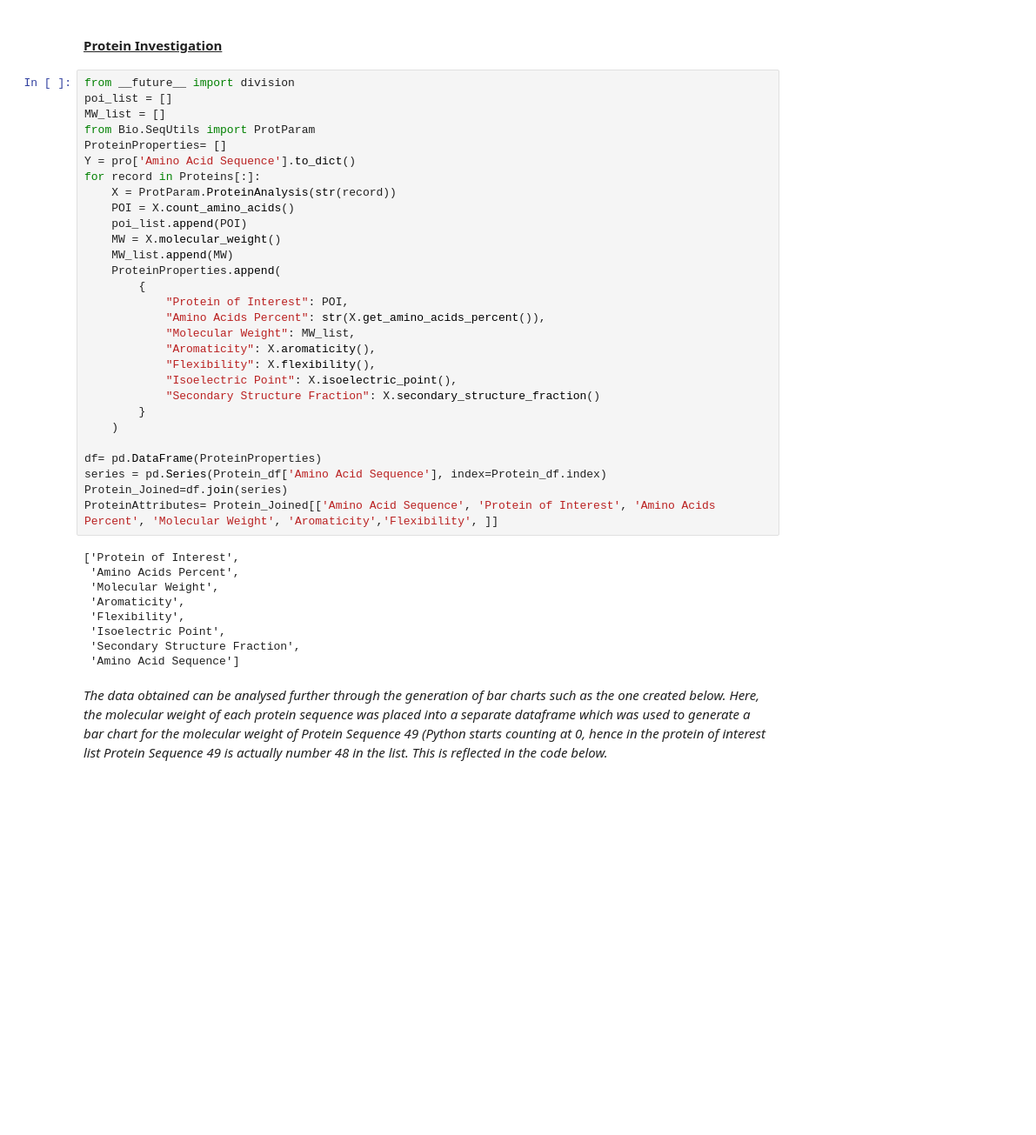
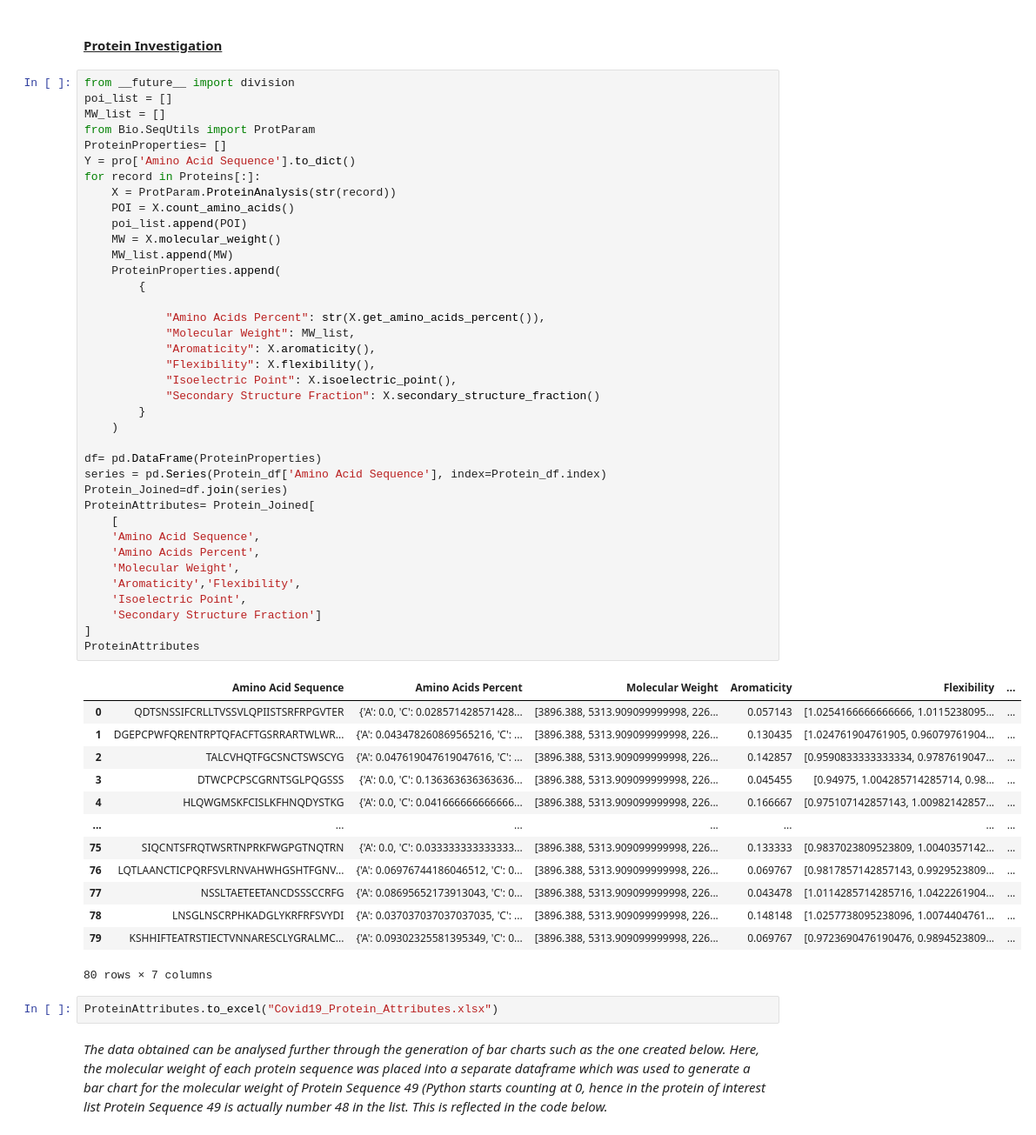
Before and after one commit to smej20/Data-Science-and-Machine-Learning-Coursework, a Jupyter notebook: COVID-19_Coursework_Development.ipynb, the cells around one changed output. Shown: that part at 87% size. Saved outputs shown, nothing was run; the diff lists cells and outputs as text; blank space fills up the shorter version.

```diff
--- a/COVID-19_Coursework_Development.ipynb
+++ b/COVID-19_Coursework_Development.ipynb
@@ -215,41 +215,57 @@ for count, item in enumerate(Proteins, 1):
 # %%
 from __future__ import division
 poi_list = []
 MW_list = []
 from Bio.SeqUtils import ProtParam
 ProteinProperties= []
 Y = pro['Amino Acid Sequence'].to_dict()
 for record in Proteins[:]:
     X = ProtParam.ProteinAnalysis(str(record))
     POI = X.count_amino_acids()
     poi_list.append(POI)
     MW = X.molecular_weight()
     MW_list.append(MW)
     ProteinProperties.append(
         {
-            "Protein of Interest": POI,
+
             "Amino Acids Percent": str(X.get_amino_acids_percent()),
             "Molecular Weight": MW_list,
             "Aromaticity": X.aromaticity(),
             "Flexibility": X.flexibility(),
             "Isoelectric Point": X.isoelectric_point(),
             "Secondary Structure Fraction": X.secondary_structure_fraction()
         }
     )
 
 df= pd.DataFrame(ProteinProperties)
 series = pd.Series(Protein_df['Amino Acid Sequence'], index=Protein_df.index)
 Protein_Joined=df.join(series)
-ProteinAttributes= Protein_Joined[['Amino Acid Sequence', 'Protein of Interest', 'Amino Acids Percent', 'Molecular Weight', 'Aromaticity','Flexibility', ]]
+ProteinAttributes= Protein_Joined[
+    [
+    'Amino Acid Sequence',
+    'Amino Acids Percent',
+    'Molecular Weight',
+    'Aromaticity','Flexibility',
+    'Isoelectric Point',
+    'Secondary Structure Fraction']
+]
+ProteinAttributes
 # %% [output]
+|  | Amino Acid Sequence | Amino Acids Percent | Molecular Weight | Aromaticity | Flexibility | ... |
+| 0 | QDTSNSSIFCRLLTVSSVLQPIISTSRFRPGVTER | {'A': 0.0, 'C': 0.028571428571428... | [3896.388, 5313.909099999998, 226... | 0.057143 | [1.0254166666666666, 1.0115238095... | ... |
+| 1 | DGEPCPWFQRENTRPTQFACFTGSRRARTWLWR... | {'A': 0.043478260869565216, 'C': ... | [3896.388, 5313.909099999998, 226... | 0.130435 | [1.024761904761905, 0.96079761904... | ... |
+| 2 | TALCVHQTFGCSNCTSWSCYG | {'A': 0.047619047619047616, 'C': ... | [3896.388, 5313.909099999998, 226... | 0.142857 | [0.9590833333333334, 0.9787619047... | ... |
+| 3 | DTWCPCPSCGRNTSGLPQGSSS | {'A': 0.0, 'C': 0.136363636363636... | [3896.388, 5313.909099999998, 226... | 0.045455 | [0.94975, 1.004285714285714, 0.98... | ... |
+| 4 | HLQWGMSKFCISLKFHNQDYSTKG | {'A': 0.0, 'C': 0.041666666666666... | [3896.388, 5313.909099999998, 226... | 0.166667 | [0.975107142857143, 1.00982142857... | ... |
+| ... | ... | ... | ... | ... | ... | ... |
+| 75 | SIQCNTSFRQTWSRTNPRKFWGPGTNQTRN | {'A': 0.0, 'C': 0.033333333333333... | [3896.388, 5313.909099999998, 226... | 0.133333 | [0.9837023809523809, 1.0040357142... | ... |
+| 76 | LQTLAANCTICPQRFSVLRNVAHWHGSHTFGNV... | {'A': 0.06976744186046512, 'C': 0... | [3896.388, 5313.909099999998, 226... | 0.069767 | [0.9817857142857143, 0.9929523809... | ... |
+| 77 | NSSLTAETEETANCDSSSCCRFG | {'A': 0.08695652173913043, 'C': 0... | [3896.388, 5313.909099999998, 226... | 0.043478 | [1.0114285714285716, 1.0422261904... | ... |
+| 78 | LNSGLNSCRPHKADGLYKRFRFSVYDI | {'A': 0.037037037037037035, 'C': ... | [3896.388, 5313.909099999998, 226... | 0.148148 | [1.0257738095238096, 1.0074404761... | ... |
+| 79 | KSHHIFTEATRSTIECTVNNARESCLYGRALMC... | {'A': 0.09302325581395349, 'C': 0... | [3896.388, 5313.909099999998, 226... | 0.069767 | [0.9723690476190476, 0.9894523809... | ... |
-['Protein of Interest',
- 'Amino Acids Percent',
- 'Molecular Weight',
- 'Aromaticity',
- 'Flexibility',
- 'Isoelectric Point',
- 'Secondary Structure Fraction',
- 'Amino Acid Sequence']
+80 rows × 7 columns
+# %%
+ProteinAttributes.to_excel("Covid19_Protein_Attributes.xlsx")
 # %% [markdown]
 <i> The data obtained can be analysed further through the generation of bar charts such as the one created below. Here, the molecular weight of each protein sequence was placed into a separate dataframe which was used to generate a bar chart for the molecular weight of Protein Sequence 49 (Python starts counting at 0, hence in the protein of interest list Protein Sequence 49 is actually number 48 in the list. This is reflected in the code below. <i>
 # %%
```
Also changed, not shown: parts of 22 cells of this notebook, 1 other file.
